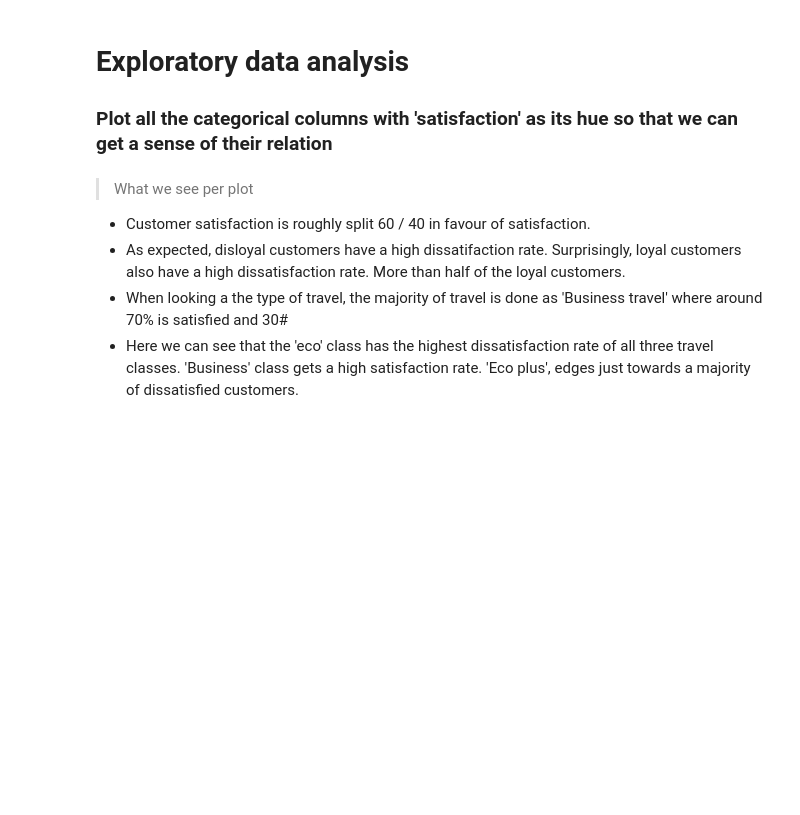
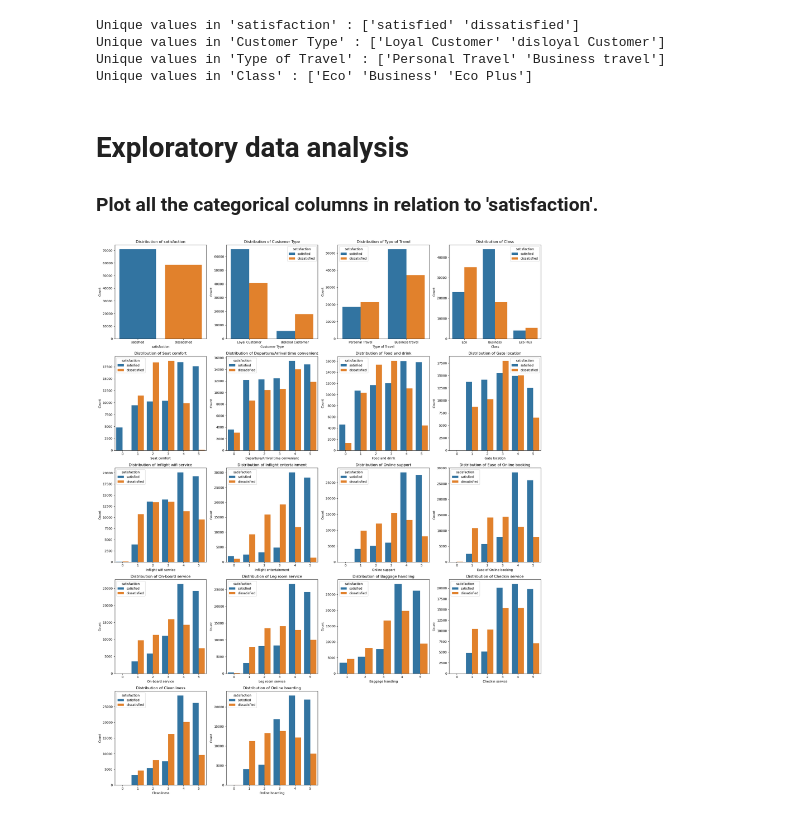
Before and after one commit to martdejager/AirlineProjectMinorBA, a Jupyter notebook: AirlineProject.ipynb, the cells around one changed output. Drawn from its saved outputs; the diff is of its cells as text; code cells hidden in the pictures; blank space fills up the shorter version.

```diff
--- a/AirlineProject.ipynb
+++ b/AirlineProject.ipynb
@@ -53,0 +108,6 @@ df.duplicated().sum()
+# %%
+# Convert all  the columns that could be considered a 'score' (0 to 5) to a categorical datatype for visualization.
+for col in ['Seat comfort', 'Departure/Arrival time convenient', 'Food and drink', 'Gate location', 'Inflight wifi service', 'Inflight entertainment',
+            'Online support', 'Ease of Online booking', 'On-board service', 'Leg room service', 'Baggage handling', 'Checkin service', 'Cleanliness',
+            'Online boarding']:
+    df[col] = df[col].astype('category')
@@ -54,7 +134,13 @@ df.duplicated().sum()
 # %%
-columns_to_check = ['satisfaction', 'Customer Type', 'Type of Travel', 'Class']
+# Made the decision to only inlcude the columns that do not have a score category when checking for unique values.
+columns_to_check = ['satisfaction', 'Customer Type', 'Type of Travel', 'Class', ]
 for column in columns_to_check:
     print(f"Unique values in '{column}' : {df[column].unique()}")
+# %% [output]
+Unique values in 'satisfaction' : ['satisfied' 'dissatisfied']
+Unique values in 'Customer Type' : ['Loyal Customer' 'disloyal Customer']
+Unique values in 'Type of Travel' : ['Personal Travel' 'Business travel']
+Unique values in 'Class' : ['Eco' 'Business' 'Eco Plus']
 # %% [markdown]
 # Exploratory data analysis
-### Plot all the categorical columns with 'satisfaction' as its hue so that we can get a sense of their relation
+### Plot all the categorical columns in relation to 'satisfaction'.
@@ -80,12 +147,33 @@ plt.show()
-# %% [markdown]
-> What we see per plot
-+  Customer satisfaction is roughly split 60 / 40 in favour of satisfaction.
-+  As expected, disloyal customers have a high dissatifaction rate. Surprisingly, loyal customers also have a high dissatisfaction rate. More than half of the loyal customers.
-+  When looking a the type of travel, the majority of travel is done as 'Business travel' where around 70% is satisfied and 30#
-+  Here we can see that the 'eco' class has the highest dissatisfaction rate of all three travel classes. 'Business' class gets a high satisfaction rate. 'Eco plus', edges just towards a majority of dissatisfied customers.
-# %%
-le=LabelEncoder()
-df['satisfaction']= le.fit_transform(df['satisfaction'])
-df['Customer Type']=le.fit_transform(df['Customer Type'])
-df['Type of Travel']=le.fit_transform(df['Type of Travel'])
-df['Class']=le.fit_transform(df['Class'])
+# %%
+# Define categorical columns
+categorical_columns = ['satisfaction', 'Customer Type', 'Type of Travel', 'Class', 'Seat comfort',
+                       'Departure/Arrival time convenient', 'Food and drink', 'Gate location',
+                       'Inflight wifi service', 'Inflight entertainment', 'Online support',
+                       'Ease of Online booking', 'On-board service', 'Leg room service',
+                       'Baggage handling', 'Checkin service', 'Cleanliness', 'Online boarding']
+
+# Set up the grid layout for subplots
+n_cols = 4  # Number of plots per row
+n_rows = (len(categorical_columns) + n_cols - 1) // n_cols  # Calculate the number of rows
+fig, axes = plt.subplots(n_rows, n_cols, figsize=(5 * n_cols, 5 * n_rows))  # Adjust figure size dynamically
+
+# Flatten the axes array for easier indexing
+axes = axes.flatten()
+
+# Loop through each categorical column and create a bar plot
+for i, col in enumerate(categorical_columns):
+    # Create the count plot
+    sns.countplot(x=df[col], ax=axes[i], hue=df['satisfaction'])
+    axes[i].set_title(f'Distribution of {col}')
+    axes[i].set_xlabel(col)
+    axes[i].set_ylabel('Count')
+
+# Hide any unused subplots
+for j in range(len(categorical_columns), len(axes)):
+    fig.delaxes(axes[j])
+
+# Adjust layout and show the plots
+plt.tight_layout()
+plt.show()
+# %% [output]
+[figure, added]
```
Also changed, not shown: parts of 34 cells of this notebook, 3 other files.
